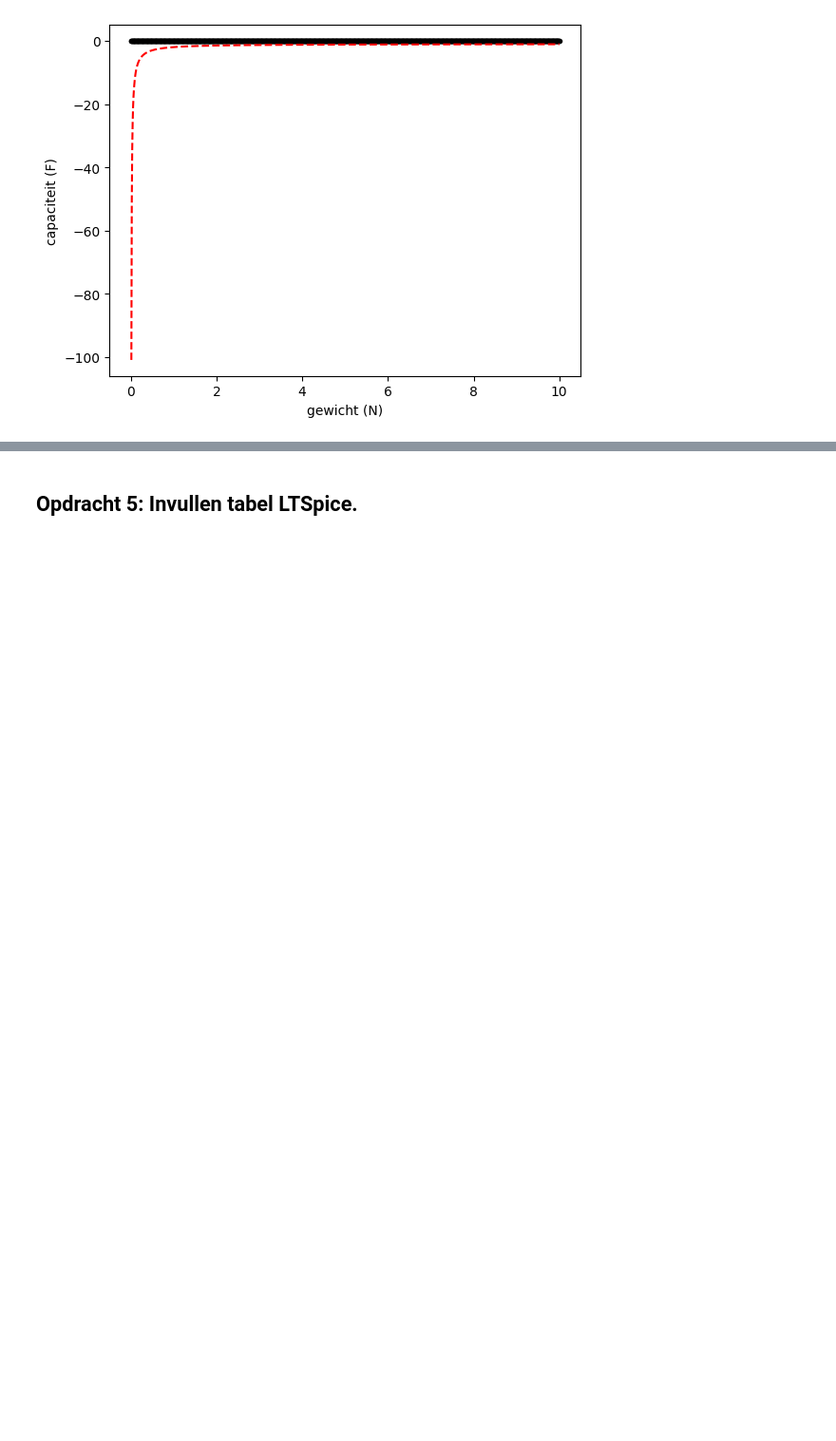
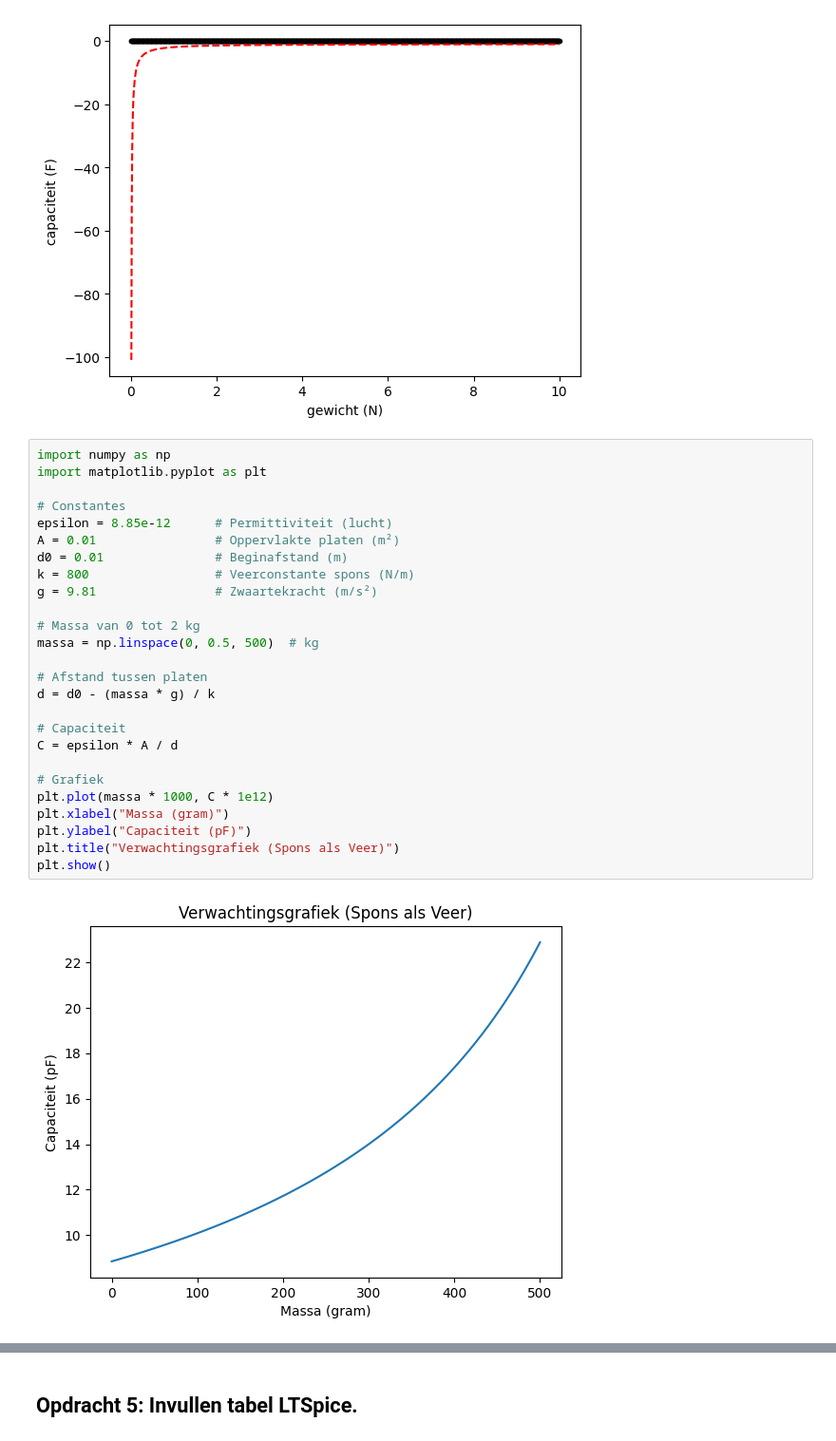
Before and after one commit to sralmulder-hash/opdrachten-DEF-D, a Jupyter notebook: FysiekeOntwerpopdrachten/2OntwerpEenSensorCondensator/DEFOntwerpopdracht2OntwerpEenSensorInvulTemplate.ipynb, the cells around one changed output, grey strips where cells are left out. Shown at 95% size. Drawn from its saved outputs; the diff is of its cells as text; blank space fills up the shorter version.

Commit message:
fit en verwachtingsgrafiek

```diff
--- a/FysiekeOntwerpopdrachten/2OntwerpEenSensorCondensator/DEFOntwerpopdracht2OntwerpEenSensorInvulTemplate.ipynb
+++ b/FysiekeOntwerpopdrachten/2OntwerpEenSensorCondensator/DEFOntwerpopdracht2OntwerpEenSensorInvulTemplate.ipynb
@@ -125,3 +125,31 @@ plt.plot(gewicht_test, C_testtwee, 'r--')
  -4.43832163e-12 -4.43387218e-12 -4.42943165e-12 -4.42500000e-12]
 [<matplotlib.lines.Line2D at 0x...>]
 [figure]
+# %%
+import numpy as np
+import matplotlib.pyplot as plt
+
+# Constantes
+epsilon = 8.85e-12      # Permittiviteit (lucht)
+A = 0.01                # Oppervlakte platen (m²)
+d0 = 0.01               # Beginafstand (m)
+k = 800                 # Veerconstante spons (N/m)
+g = 9.81                # Zwaartekracht (m/s²)
+
+# Massa van 0 tot 2 kg
+massa = np.linspace(0, 0.5, 500)  # kg
+
+# Afstand tussen platen
+d = d0 - (massa * g) / k
+
+# Capaciteit
+C = epsilon * A / d
+
+# Grafiek
+plt.plot(massa * 1000, C * 1e12)
+plt.xlabel("Massa (gram)")
+plt.ylabel("Capaciteit (pF)")
+plt.title("Verwachtingsgrafiek (Spons als Veer)")
+plt.show()
+# %% [output]
+[figure, added]
```
Also changed, not shown: parts of 2 cells of this notebook.
